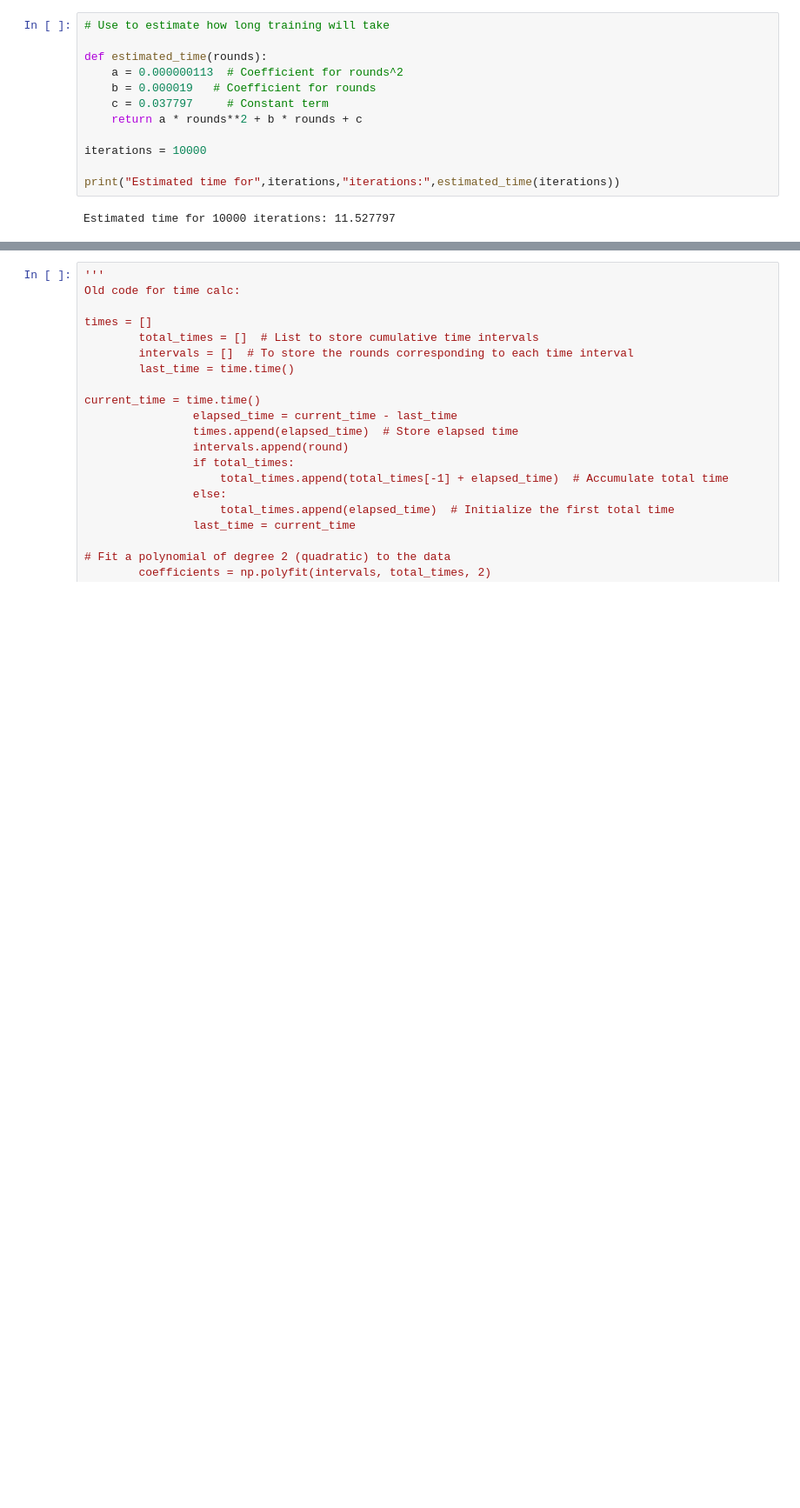
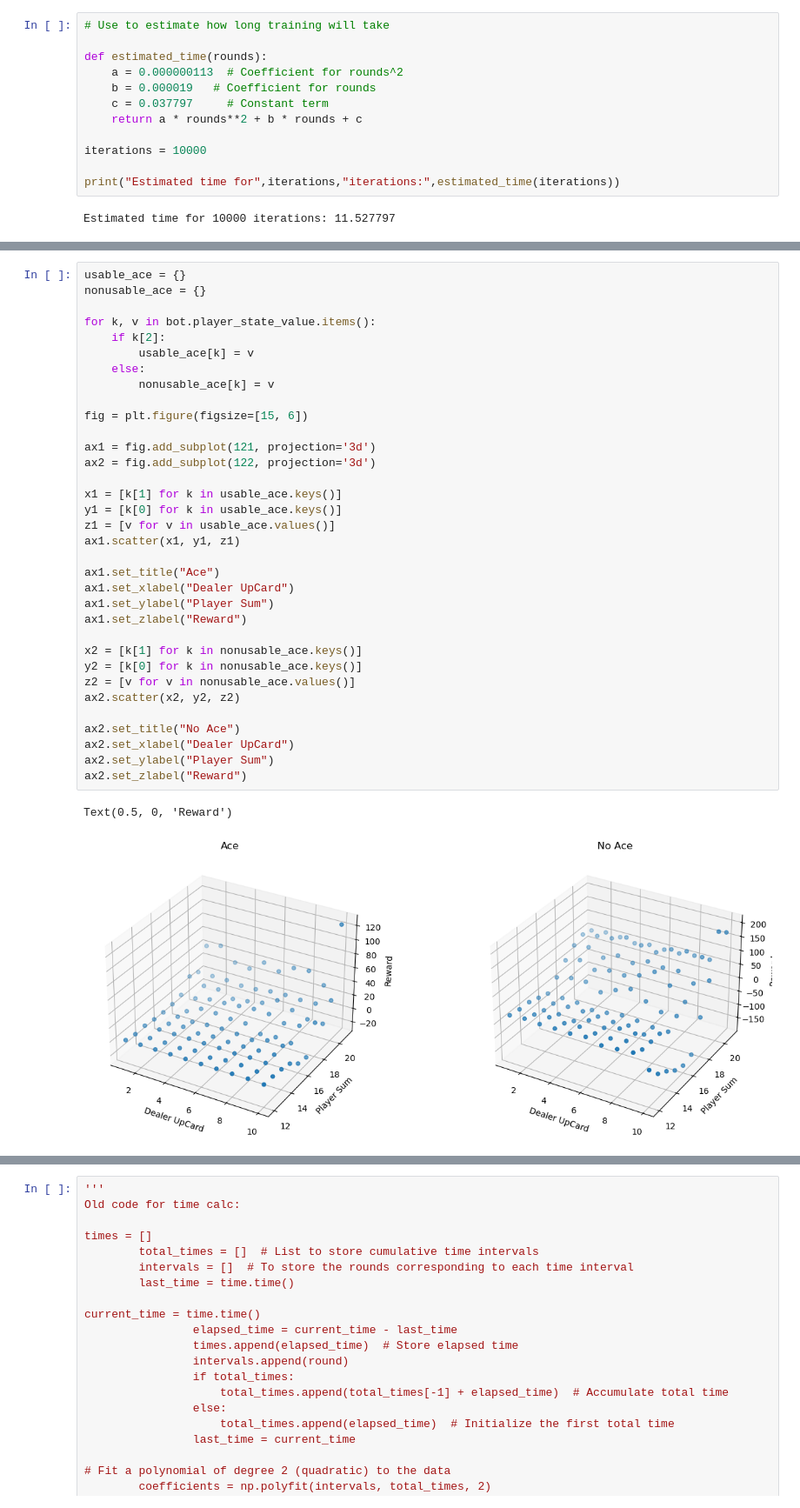
Before and after one commit to jon-cook1/BlackJackBot, a Jupyter notebook: MonteCarlo.ipynb, the cells around one changed output, grey strips where cells are left out. Shown at 87% size. Saved outputs shown, nothing was run; the diff lists cells and outputs as text; blank space fills up the shorter version.

```diff
--- a/MonteCarlo.ipynb
+++ b/MonteCarlo.ipynb
@@ -170,3 +188,40 @@ Not losing rate 0.368
+# %%
+usable_ace = {}
+nonusable_ace = {}
+
+for k, v in bot.player_state_value.items():
+    if k[2]:
+        usable_ace[k] = v
+    else:
+        nonusable_ace[k] = v
+
+fig = plt.figure(figsize=[15, 6])
+
+ax1 = fig.add_subplot(121, projection='3d')
+ax2 = fig.add_subplot(122, projection='3d')
+
+x1 = [k[1] for k in usable_ace.keys()]
+y1 = [k[0] for k in usable_ace.keys()]
+z1 = [v for v in usable_ace.values()]
+ax1.scatter(x1, y1, z1)
+
+ax1.set_title("Ace")
+ax1.set_xlabel("Dealer UpCard")
+ax1.set_ylabel("Player Sum")
+ax1.set_zlabel("Reward")
+
+x2 = [k[1] for k in nonusable_ace.keys()]
+y2 = [k[0] for k in nonusable_ace.keys()]
+z2 = [v for v in nonusable_ace.values()]
+ax2.scatter(x2, y2, z2)
+
+ax2.set_title("No Ace")
+ax2.set_xlabel("Dealer UpCard")
+ax2.set_ylabel("Player Sum")
+ax2.set_zlabel("Reward")
+# %% [output]
+Text(0.5, 0, 'Reward')
+[figure, added]
 # %%
 # Let's compare the algo's decision tree to the book
 
```
Also changed, not shown: parts of 4 cells of this notebook, 1 other file.
